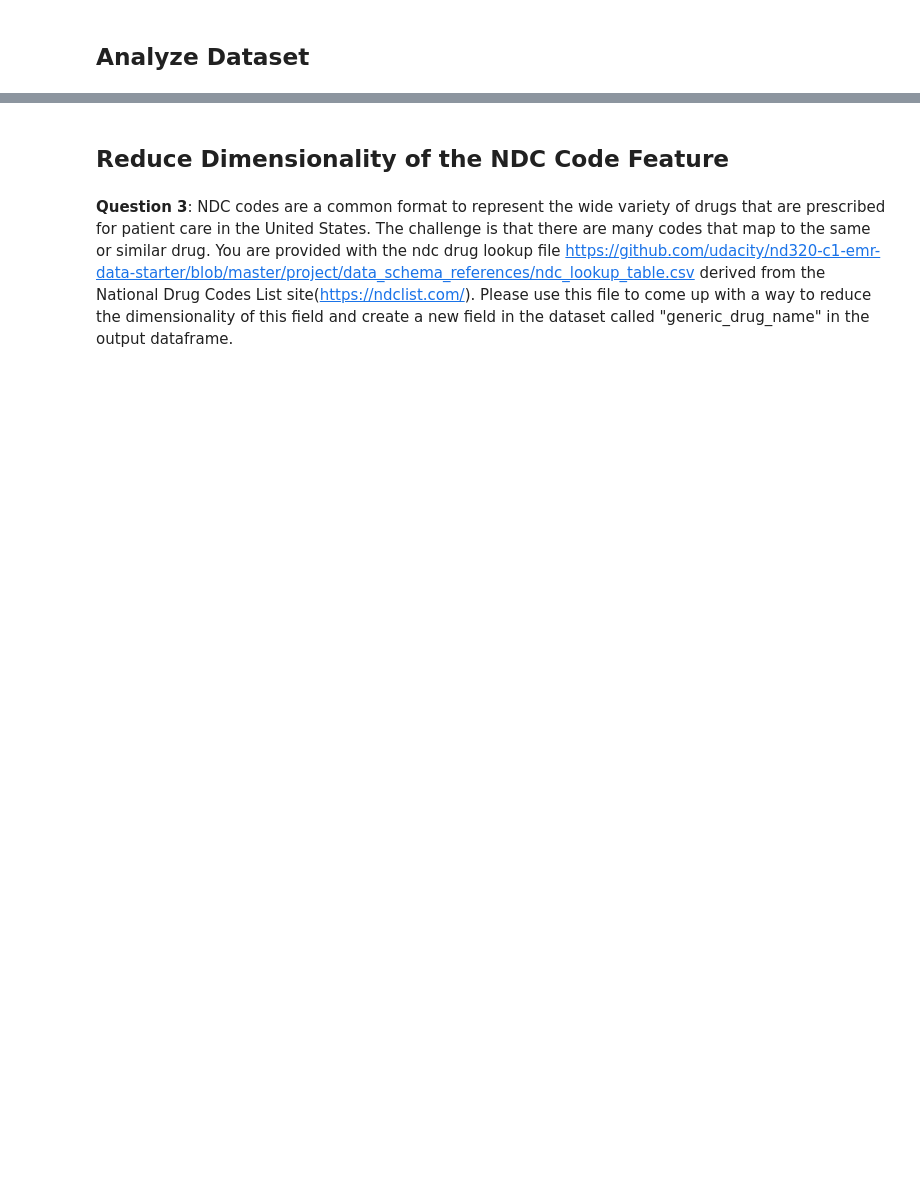
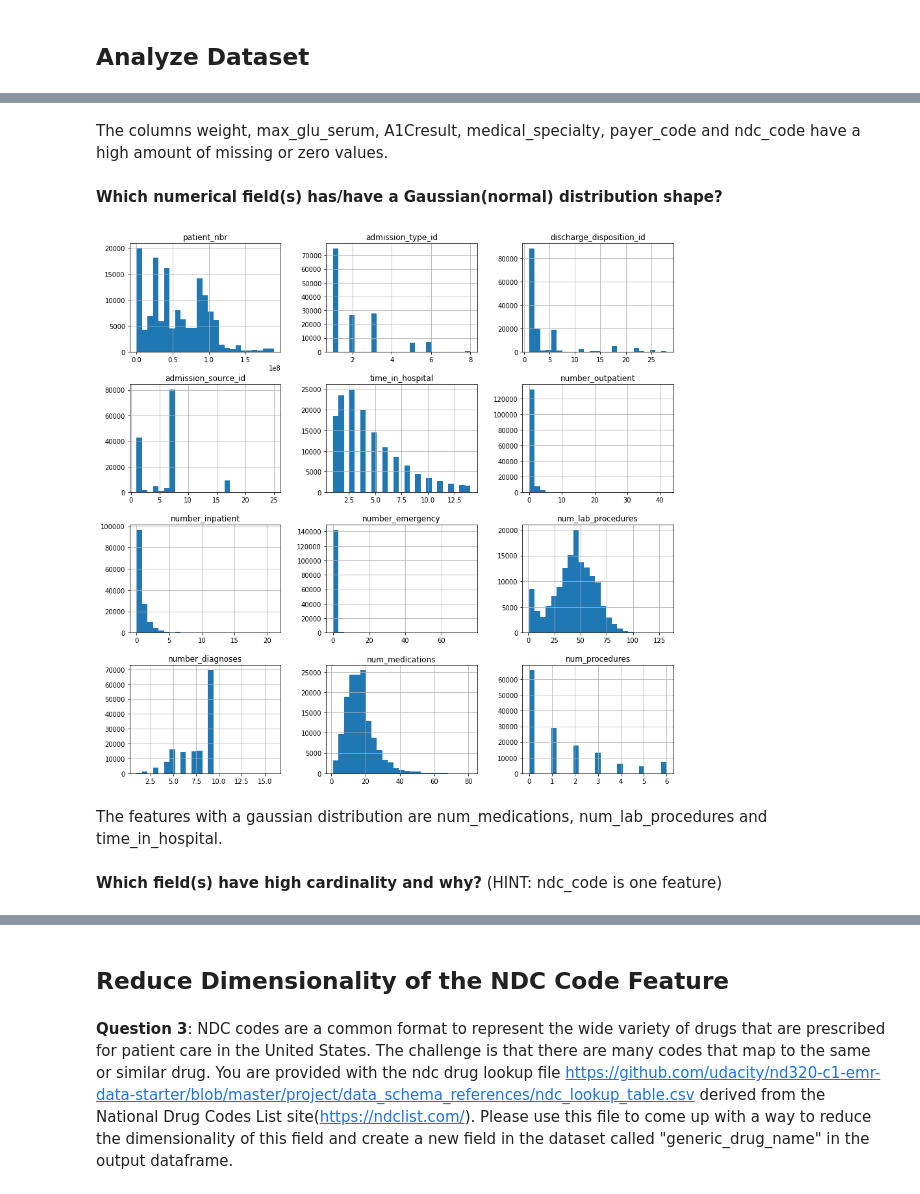
Before and after one commit to SaschaMet/Udacity-AI-for-Healthcare-NanoDegree, a Jupyter notebook: EMR/project/starter_code/student_project.ipynb, the cells around one changed output, grey strips where cells are left out. Cells and saved outputs as stored; diff of their text form; code cells hidden in the pictures; blank space fills up the shorter version.

```diff
--- a/EMR/project/starter_code/student_project.ipynb
+++ b/EMR/project/starter_code/student_project.ipynb
@@ -82,0 +113,17 @@ tfdv.visualize_statistics(full_data_stats)
+# %% [markdown]
+The columns weight, max_glu_serum, A1Cresult, medical_specialty, payer_code and ndc_code have a high amount of missing or zero values.
+# %% [markdown]
+**Which numerical field(s) has/have a Gaussian(normal) distribution shape?**
+# %%
+gauss_df = df.copy()
+del gauss_df["encounter_id"]
+
+gauss_df.hist(figsize=(15,15), bins=25)
+plt.show()
+# %% [output]
+[figure, added]
+# %% [markdown]
+The features with a gaussian distribution are num_medications, num_lab_procedures and time_in_hospital.
+# %% [markdown]
+**Which field(s) have high cardinality and why?**
+(HINT: ndc_code is one feature)
```
Also changed, not shown: parts of 36 cells of this notebook, 4 other files.
